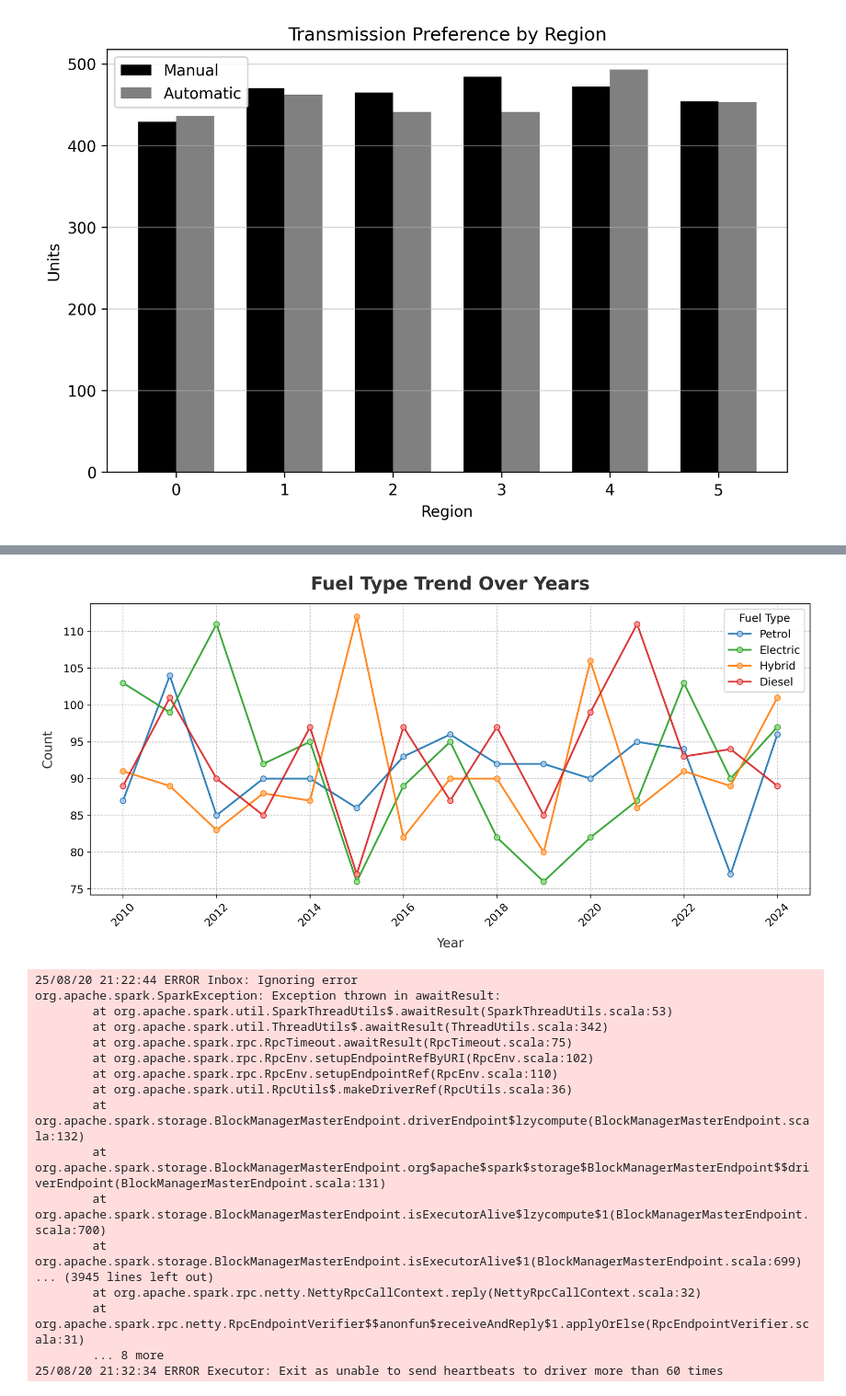
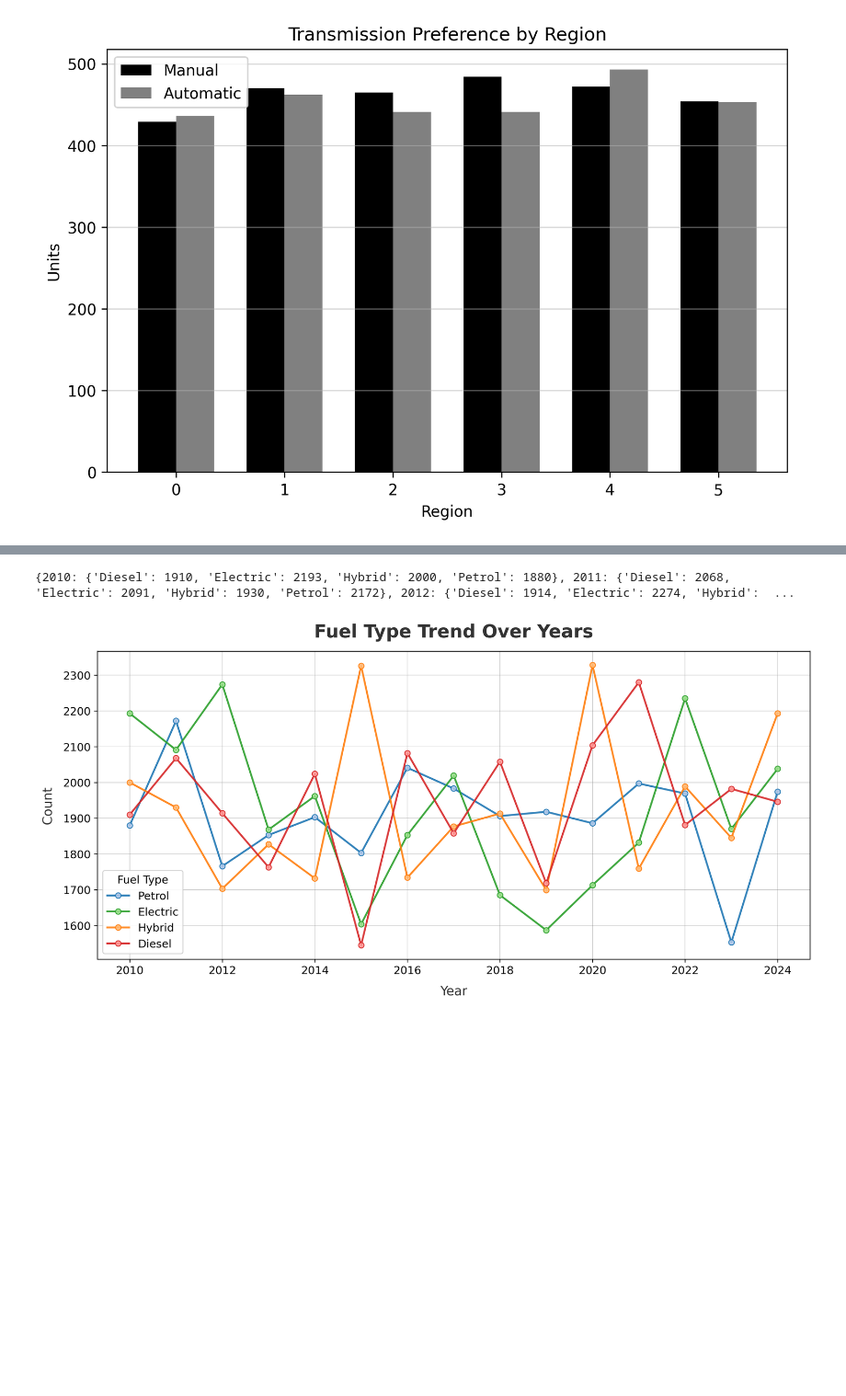
Before and after one commit to smartestnerdfromtown/bmw_sales_analysis_2010_2024, a Jupyter notebook: analysis.ipynb, the cells around one changed output, grey strips where cells are left out. Shown at 92% size. Saved outputs shown, nothing was run; the diff lists cells and outputs as text; code cells hidden in the pictures; blank space fills up the shorter version.

Commit message:
Fuel Type Trend over years(polished) and Top 10 dealers(polished)

```diff
--- a/analysis.ipynb
+++ b/analysis.ipynb
@@ -787,11 +794,11 @@ plt.show()
 # %%
 fuel_trend_over_years = spark.sql(
     """
-    select year, fuel_type, count(fuel_type) as count_fuel from bmw
+    select year, fuel_type, sum(units_sold) as total_units
+    from bmw
     group by year, fuel_type
-    order by year
+    order by year, fuel_type
     """
 )
-
-fuel_trend_over_years.show()
+fuel_trend_over_years.show(8)
 # %% [output]
@@ -834,3 +818,26 @@ diesel_values = [
+# %%
+# Collect everything JUST ONCE
+rows = fuel_trend_over_years.collect()
+years = list(range(2010, 2025))
+
+year_data = {year: {} for year in years}
+
+for row in rows:
+    year = row["year"]
+    fuel = row["fuel_type"]
+    units = row["total_units"]
+
+    if year in year_data:
+        year_data[year][fuel] = units
+
+print(year_data)
+# %% [output]
+{2010: {'Diesel': 1910, 'Electric': 2193, 'Hybrid': 2000, 'Petrol': 1880}, 2011: {'Diesel': 2068, 'Electric': 2091, 'Hybrid': 1930, 'Petrol': 2172}, 2012: {'Diesel': 1914, 'Electric': 2274, 'Hybrid':  ...
+# %%
+diesel_values = [year_data[year]["Diesel"] for year in years]
+electric_values = [year_data[year]["Electric"] for year in years]
+hybrid_values = [year_data[year]["Hybrid"] for year in years]
+petrol_values = [year_data[year]["Petrol"] for year in years]
 # %%
 colors = {
     "Petrol": "#1f77b4",
@@ -896,51 +903,35 @@ ax.plot(
     linewidth=2,
 )
 
 ax.grid(
     visible=True,
     which="major",
     axis="both",
     color="gray",
-    linestyle="--",
-    linewidth=0.7,
+    linestyle="-",
+    linewidth=0.5,
     alpha=0.5,
 )
 
 ax.set_title(
     "Fuel Type Trend Over Years",
     fontsize=20,
     fontweight="bold",
     color="#333333",
     pad=15,
 )
 ax.set_xlabel("Year", fontsize=14, color="#333333", labelpad=10)
 ax.set_ylabel("Count", fontsize=14, color="#333333", labelpad=10)
 
-ax.tick_params(axis="x", rotation=45, labelsize=12)
+ax.tick_params(axis="x", labelsize=12)
 ax.tick_params(axis="y", labelsize=12)
 
 ax.legend(
     title="Fuel Type", fontsize=12, title_fontsize=12, frameon=True, framealpha=0.9
 )
 
 plt.tight_layout()
+plt.savefig("images/fuel_type_trend_over_years.png", dpi=1200, bbox_inches="tight")
 plt.show()
 # %% [output]
-[figure, old version]
+[figure, new version]
-25/08/20 21:22:44 ERROR Inbox: Ignoring error
-org.apache.spark.SparkException: Exception thrown in awaitResult:
-        at org.apache.spark.util.SparkThreadUtils$.awaitResult(SparkThreadUtils.scala:53)
-        at org.apache.spark.util.ThreadUtils$.awaitResult(ThreadUtils.scala:342)
-        at org.apache.spark.rpc.RpcTimeout.awaitResult(RpcTimeout.scala:75)
-        at org.apache.spark.rpc.RpcEnv.setupEndpointRefByURI(RpcEnv.scala:102)
-        at org.apache.spark.rpc.RpcEnv.setupEndpointRef(RpcEnv.scala:110)
-        at org.apache.spark.util.RpcUtils$.makeDriverRef(RpcUtils.scala:36)
-        at org.apache.spark.storage.BlockManagerMasterEndpoint.driverEndpoint$lzycompute(BlockManagerMasterEndpoint.scala:132)
-        at org.apache.spark.storage.BlockManagerMasterEndpoint.org$apache$spark$storage$BlockManagerMasterEndpoint$$driverEndpoint(BlockManagerMasterEndpoint.scala:131)
-        at org.apache.spark.storage.BlockManagerMasterEndpoint.isExecutorAlive$lzycompute$1(BlockManagerMasterEndpoint.scala:700)
-        at org.apache.spark.storage.BlockManagerMasterEndpoint.isExecutorAlive$1(BlockManagerMasterEndpoint.scala:699)
-... (3945 lines left out)
-        at org.apache.spark.rpc.netty.NettyRpcCallContext.reply(NettyRpcCallContext.scala:32)
-        at org.apache.spark.rpc.netty.RpcEndpointVerifier$$anonfun$receiveAndReply$1.applyOrElse(RpcEndpointVerifier.scala:31)
-        ... 8 more
-25/08/20 21:32:34 ERROR Executor: Exit as unable to send heartbeats to driver more than 60 times
```
Also changed, not shown: parts of 7 cells of this notebook, 2 other files.
